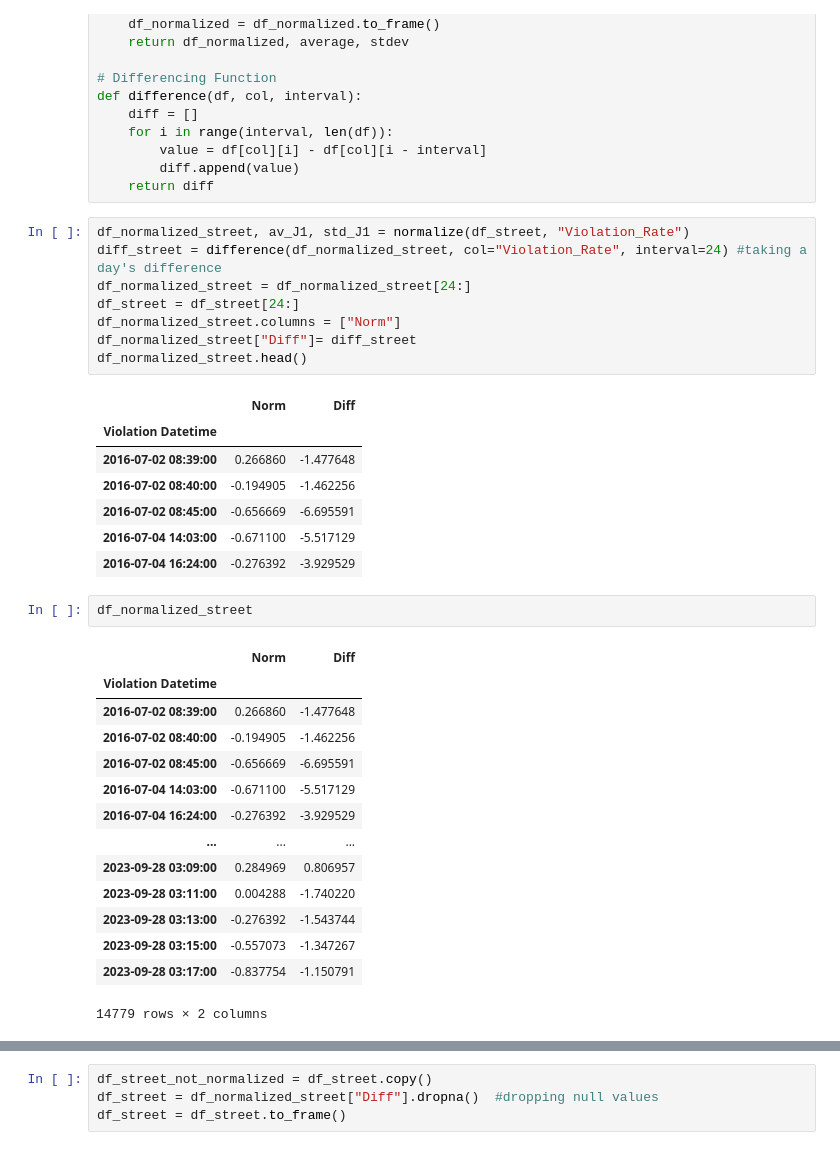
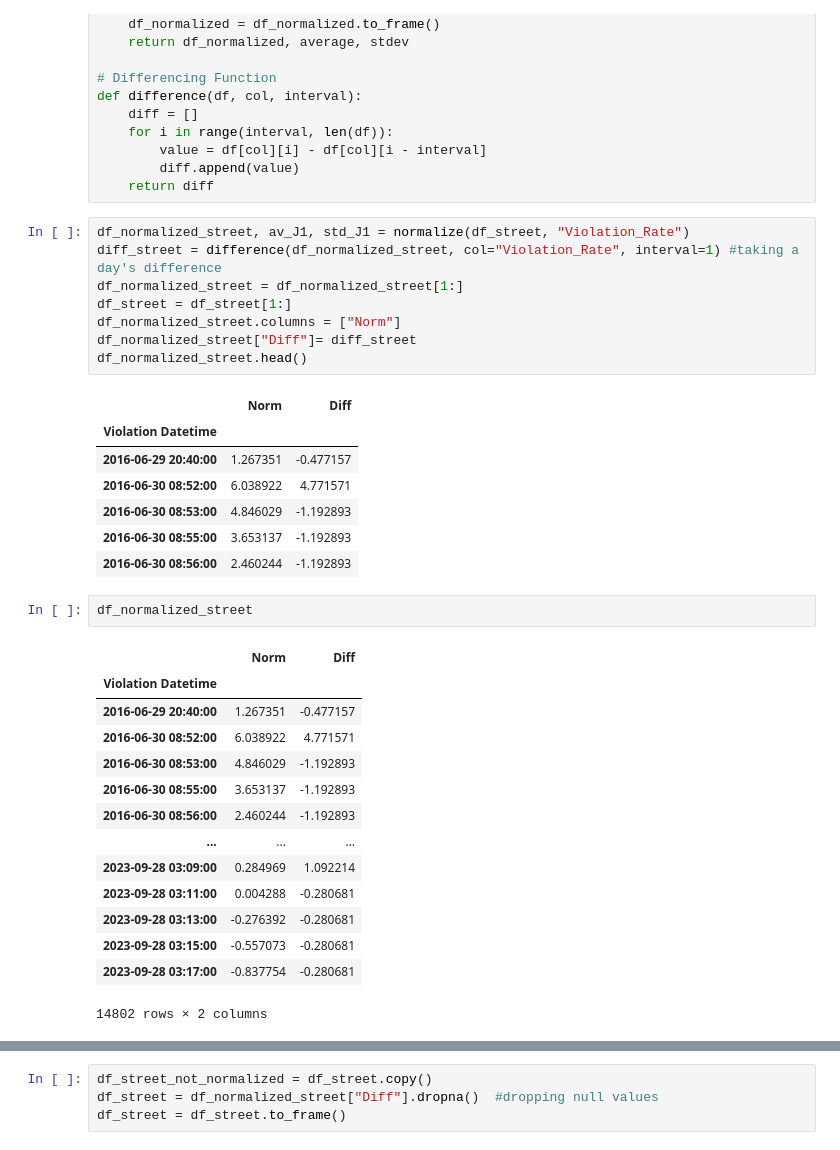
Before and after one commit to yasinsametkaraca/parking-violation-predictions, a Jupyter notebook: parking_violation_predict_for_one_street.ipynb, the cells around one changed output, grey strips where cells are left out. Drawn from its saved outputs; the diff is of its cells as text.

```diff
--- a/parking_violation_predict_for_one_street.ipynb
+++ b/parking_violation_predict_for_one_street.ipynb
@@ -585,37 +585,37 @@ def difference(df, col, interval):
     return diff
 # %%
 df_normalized_street, av_J1, std_J1 = normalize(df_street, "Violation_Rate")
-diff_street = difference(df_normalized_street, col="Violation_Rate", interval=24) #taking a day's difference
-df_normalized_street = df_normalized_street[24:]
-df_street = df_street[24:]
+diff_street = difference(df_normalized_street, col="Violation_Rate", interval=1) #taking a day's difference
+df_normalized_street = df_normalized_street[1:]
+df_street = df_street[1:]
 df_normalized_street.columns = ["Norm"]
 df_normalized_street["Diff"]= diff_street
 df_normalized_street.head()
 # %% [output]
 |  | Norm | Diff |
 | Violation Datetime |  |  |
-| 2016-07-02 08:39:00 | 0.266860 | -1.477648 |
-| 2016-07-02 08:40:00 | -0.194905 | -1.462256 |
-| 2016-07-02 08:45:00 | -0.656669 | -6.695591 |
-| 2016-07-04 14:03:00 | -0.671100 | -5.517129 |
-| 2016-07-04 16:24:00 | -0.276392 | -3.929529 |
+| 2016-06-29 20:40:00 | 1.267351 | -0.477157 |
+| 2016-06-30 08:52:00 | 6.038922 | 4.771571 |
+| 2016-06-30 08:53:00 | 4.846029 | -1.192893 |
+| 2016-06-30 08:55:00 | 3.653137 | -1.192893 |
+| 2016-06-30 08:56:00 | 2.460244 | -1.192893 |
 # %%
 df_normalized_street
 # %% [output]
 |  | Norm | Diff |
 | Violation Datetime |  |  |
-| 2016-07-02 08:39:00 | 0.266860 | -1.477648 |
-| 2016-07-02 08:40:00 | -0.194905 | -1.462256 |
-| 2016-07-02 08:45:00 | -0.656669 | -6.695591 |
-| 2016-07-04 14:03:00 | -0.671100 | -5.517129 |
-| 2016-07-04 16:24:00 | -0.276392 | -3.929529 |
+| 2016-06-29 20:40:00 | 1.267351 | -0.477157 |
+| 2016-06-30 08:52:00 | 6.038922 | 4.771571 |
+| 2016-06-30 08:53:00 | 4.846029 | -1.192893 |
+| 2016-06-30 08:55:00 | 3.653137 | -1.192893 |
+| 2016-06-30 08:56:00 | 2.460244 | -1.192893 |
 | ... | ... | ... |
-| 2023-09-28 03:09:00 | 0.284969 | 0.806957 |
-| 2023-09-28 03:11:00 | 0.004288 | -1.740220 |
-| 2023-09-28 03:13:00 | -0.276392 | -1.543744 |
-| 2023-09-28 03:15:00 | -0.557073 | -1.347267 |
-| 2023-09-28 03:17:00 | -0.837754 | -1.150791 |
+| 2023-09-28 03:09:00 | 0.284969 | 1.092214 |
+| 2023-09-28 03:11:00 | 0.004288 | -0.280681 |
+| 2023-09-28 03:13:00 | -0.276392 | -0.280681 |
+| 2023-09-28 03:15:00 | -0.557073 | -0.280681 |
+| 2023-09-28 03:17:00 | -0.837754 | -0.280681 |
-14779 rows × 2 columns
+14802 rows × 2 columns
 # %%
 df_normalized_street, df_street
 # %% [output]
```
Also changed, not shown: parts of 14 cells of this notebook.
